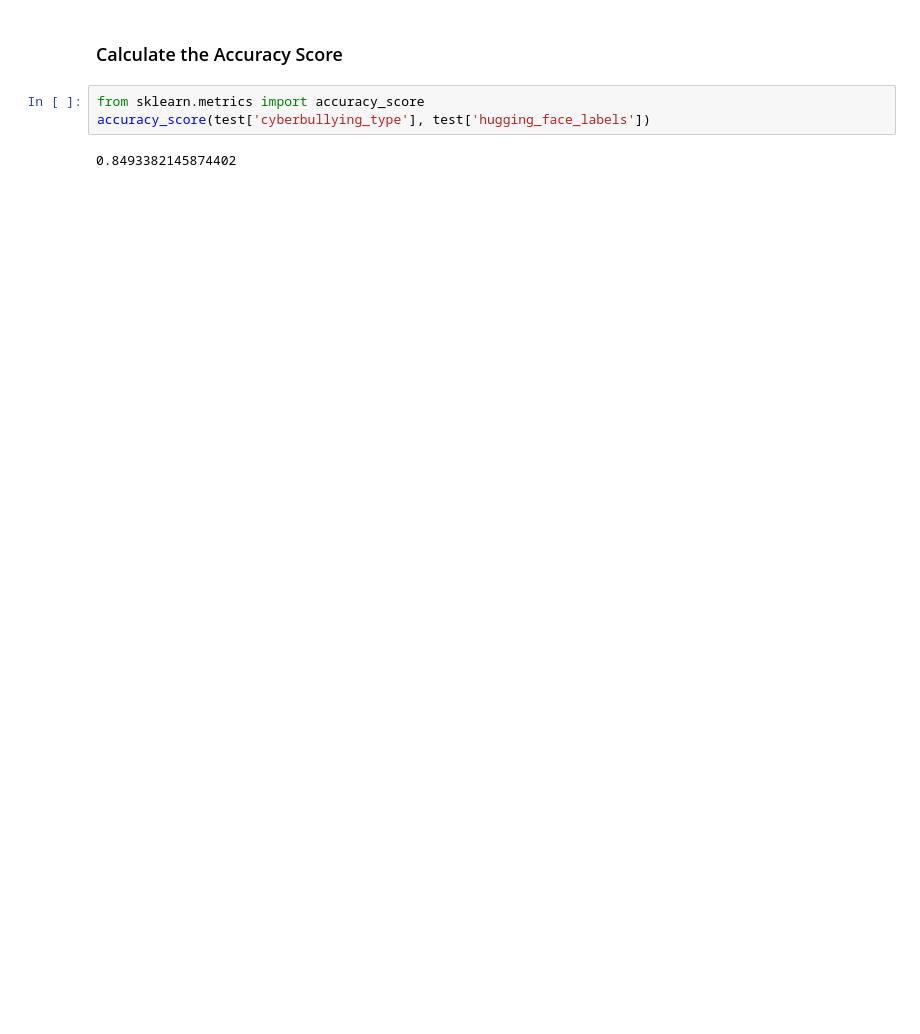
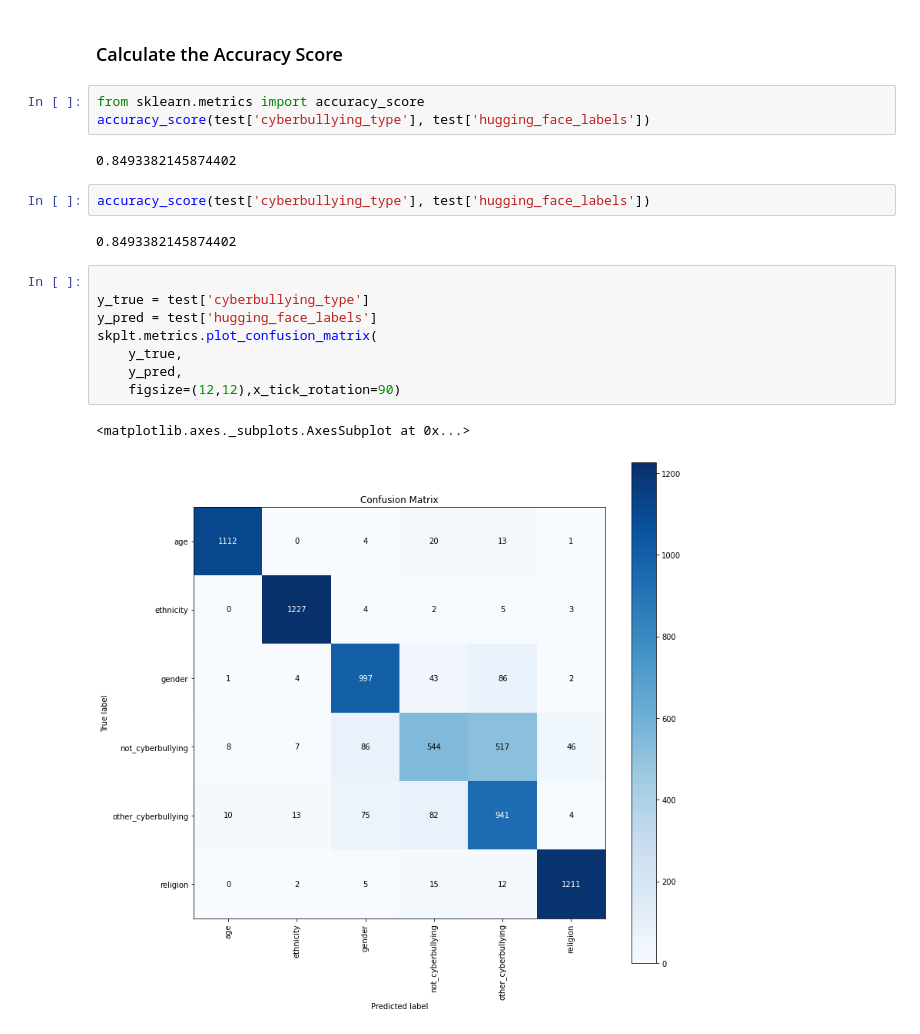
Before and after one commit to thayeylolu/cyberbullying, a Jupyter notebook: notebooks/hugging_face.ipynb, the cells around one changed output. Saved outputs shown, nothing was run; the diff lists cells and outputs as text; blank space fills up the shorter version.

```diff
--- a/notebooks/hugging_face.ipynb
+++ b/notebooks/hugging_face.ipynb
@@ -330,3 +331,18 @@ from sklearn.metrics import accuracy_score
 accuracy_score(test['cyberbullying_type'], test['hugging_face_labels'])
 # %% [output]
 0.8493382145874402
+# %%
+accuracy_score(test['cyberbullying_type'], test['hugging_face_labels'])
+# %% [output]
+0.8493382145874402
+# %%
+
+y_true = test['cyberbullying_type']
+y_pred = test['hugging_face_labels']
+skplt.metrics.plot_confusion_matrix(
+    y_true,
+    y_pred,
+    figsize=(12,12),x_tick_rotation=90)
+# %% [output]
+<matplotlib.axes._subplots.AxesSubplot at 0x...>
+[figure, added]
```
Also changed, not shown: parts of 1 cell of this notebook.
